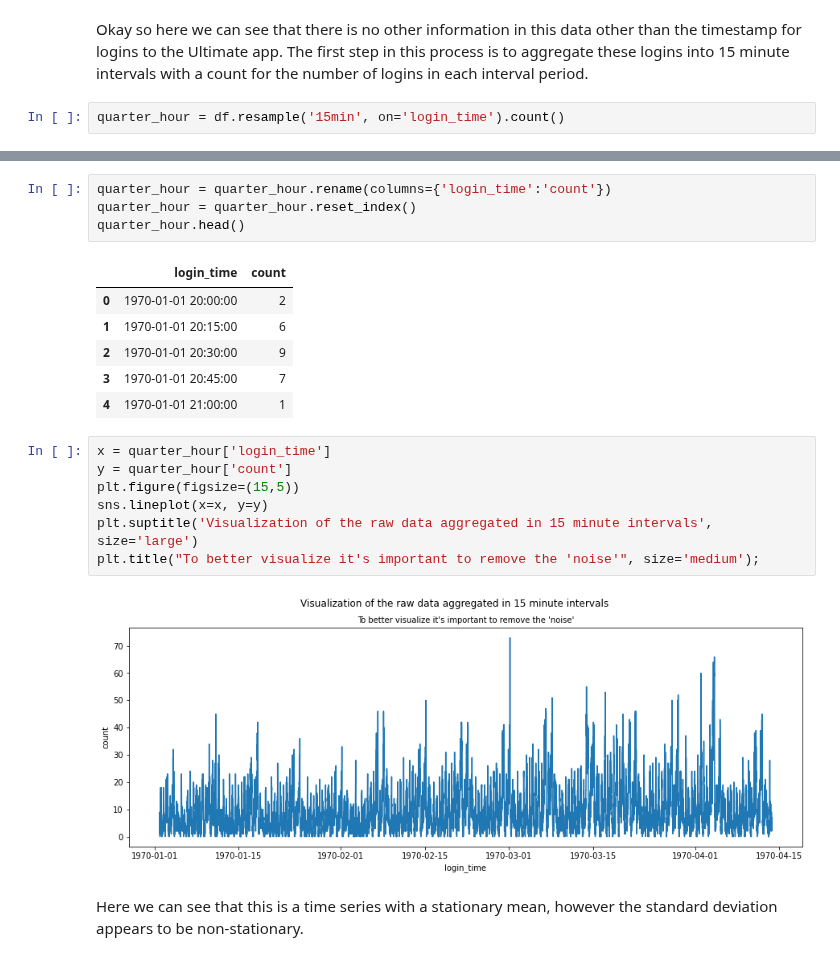
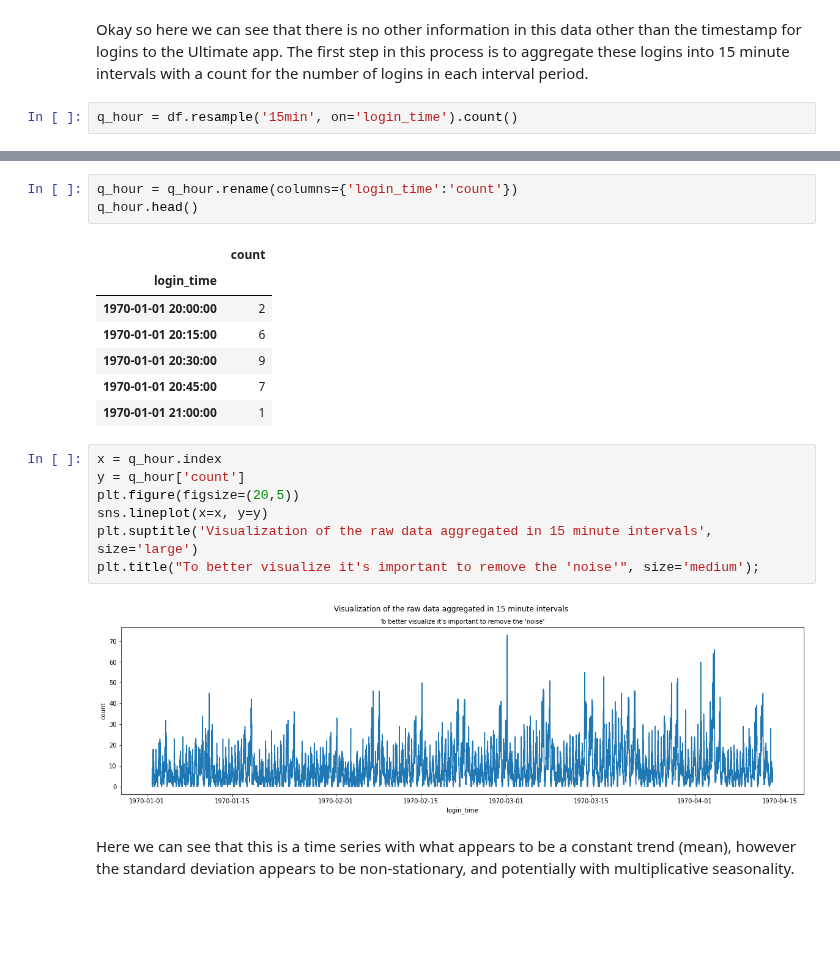
Before and after one commit to NickD-Dean/Springboard, a Jupyter notebook: Career-Related/ultimate_challenge/Ultimate_Part_1-EDA.ipynb, the cells around one changed output, grey strips where cells are left out. Cells and saved outputs as stored; diff of their text form; blank space fills up the shorter version.

```diff
--- a/Career-Related/ultimate_challenge/Ultimate_Part_1-EDA.ipynb
+++ b/Career-Related/ultimate_challenge/Ultimate_Part_1-EDA.ipynb
@@ -28,5 +36,5 @@ df.head()
 # %% [markdown]
 Okay so here we can see that there is no other information in this data other than the timestamp for logins to the Ultimate app.  The first step in this process is to aggregate these logins into 15 minute intervals with a count for the number of logins in each interval period.
 # %%
-quarter_hour = df.resample('15min', on='login_time').count()
+q_hour = df.resample('15min', on='login_time').count()
 # %%
@@ -40,24 +48,24 @@ quarter_hour.head()
 | 1970-01-01 20:45:00 | 7 |
 | 1970-01-01 21:00:00 | 1 |
 # %%
-quarter_hour = quarter_hour.rename(columns={'login_time':'count'})
-quarter_hour = quarter_hour.reset_index()
-quarter_hour.head()
+q_hour = q_hour.rename(columns={'login_time':'count'})
+q_hour.head()
 # %% [output]
-|  | login_time | count |
-| 0 | 1970-01-01 20:00:00 | 2 |
-| 1 | 1970-01-01 20:15:00 | 6 |
-| 2 | 1970-01-01 20:30:00 | 9 |
-| 3 | 1970-01-01 20:45:00 | 7 |
-| 4 | 1970-01-01 21:00:00 | 1 |
+|  | count |
+| login_time |  |
+| 1970-01-01 20:00:00 | 2 |
+| 1970-01-01 20:15:00 | 6 |
+| 1970-01-01 20:30:00 | 9 |
+| 1970-01-01 20:45:00 | 7 |
+| 1970-01-01 21:00:00 | 1 |
 # %%
-x = quarter_hour['login_time']
-y = quarter_hour['count']
-plt.figure(figsize=(15,5))
+x = q_hour.index
+y = q_hour['count']
+plt.figure(figsize=(20,5))
 sns.lineplot(x=x, y=y)
 plt.suptitle('Visualization of the raw data aggregated in 15 minute intervals', size='large')
 plt.title("To better visualize it's important to remove the 'noise'", size='medium');
 # %% [output]
-[figure, old version]
+[figure, new version]
 # %% [markdown]
-Here we can see that this is a time series with a stationary mean, however the standard deviation appears to be non-stationary.
+Here we can see that this is a time series with what appears to be a constant trend (mean), however the standard deviation appears to be non-stationary, and potentially with multiplicative seasonality.
```
Also changed, not shown: parts of 5 cells of this notebook, 2 other files.
